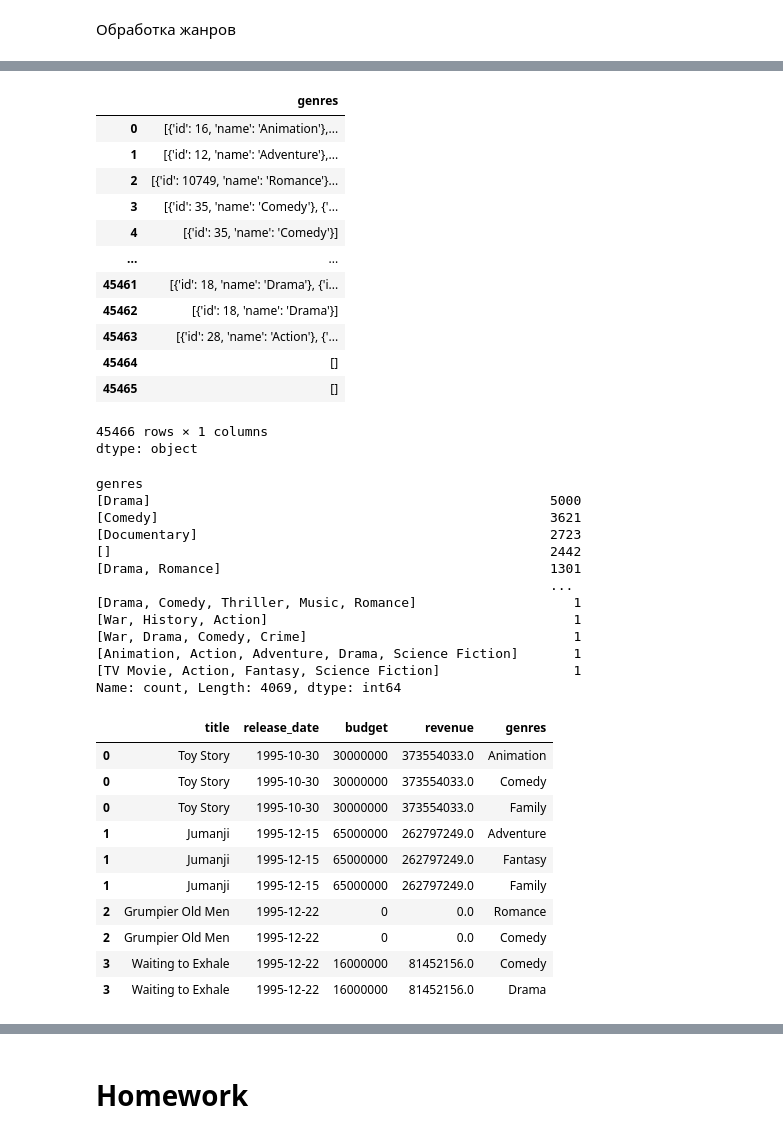
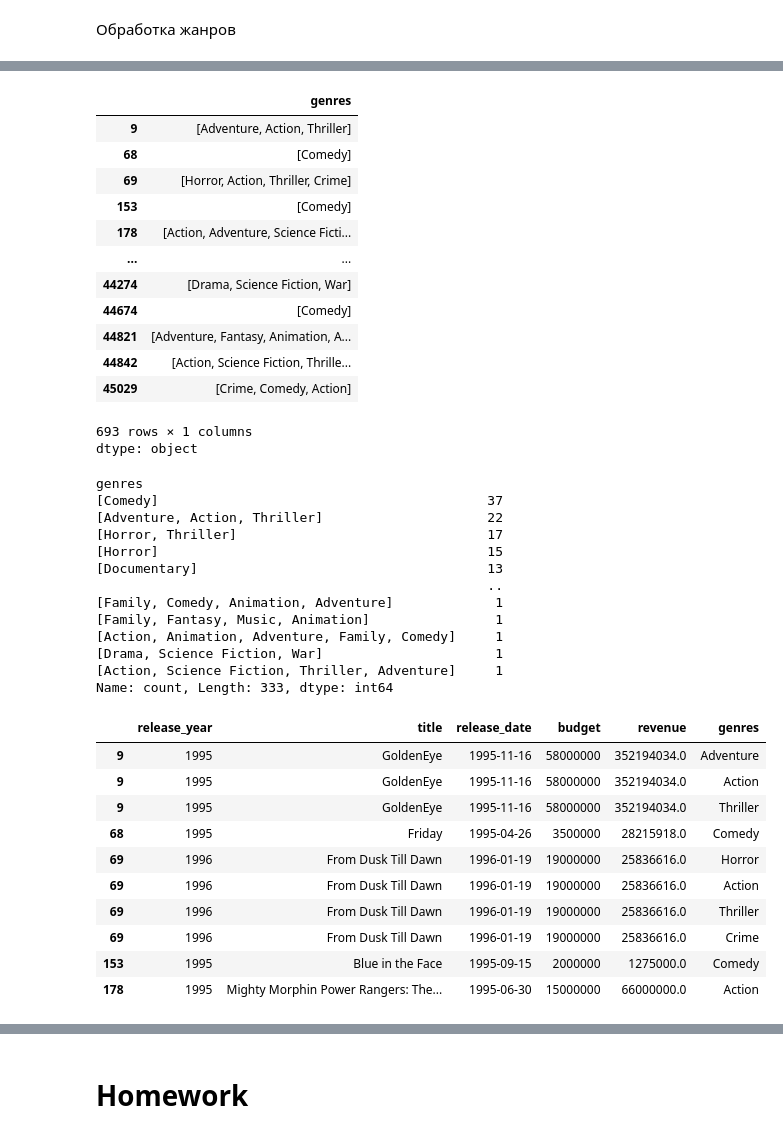
Before and after one commit to useroo5/MachineLearning, a Jupyter notebook: Аналізатор_фільмів.ipynb, the cells around one changed output, grey strips where cells are left out. Saved outputs shown, nothing was run; the diff lists cells and outputs as text; code cells hidden in the pictures.

```diff
--- a/Аналізатор_фільмів.ipynb
+++ b/Аналізатор_фільмів.ipynb
@@ -73,6 +73,7 @@ movies_df.isnull().sum()
 dtype: int64
 # %%
 movies_df.dropna(inplace=True)
+df.dropna(inplace=True)
 movies_df.info()
 # %% [output]
 <class 'pandas.core.frame.DataFrame'>
@@ -97,6 +98,8 @@ memory usage: 135.4+ KB
 # df[' column_name'].fillna(df['column_name'].mean(), inplace = True)
 
 movies_df['homepage'].fillna("without link", inplace = True)
+df['homepage'].fillna("without link", inplace = True)
+
 # movies_df.fillna({movies_df['homepage']:"without link"}, inplace = True)
 # %% [output]
 The behavior will change in pandas 3.0. This inplace method will never work because the intermediate object on which we are setting values always behaves as a copy.
@@ -136,7 +145,7 @@ movies_df.head()
 | 178 | False | {'id': 286162, 'name': 'Power Ran... | 15000000 | [{'id': 28, 'name': 'Action'}, {'... | http://www.powerrangers.com/ | 9070 | tt0113820 | en | ... |
 5 rows × 24 columns
 # %%
-movies_df['release_year'] = pd.to_datetime(movies_df['release_date']).dt.year
+df['release_year'] = pd.to_datetime(df['release_date']).dt.year
 # %%
 movies_df.head()
 # %% [output]
@@ -254,16 +253,16 @@ def extract_genres(genres_str):
 df['genres']
 # %% [output]
 |  | genres |
-| 0 | [{'id': 16, 'name': 'Animation'},... |
-| 1 | [{'id': 12, 'name': 'Adventure'},... |
-| 2 | [{'id': 10749, 'name': 'Romance'}... |
-| 3 | [{'id': 35, 'name': 'Comedy'}, {'... |
-| 4 | [{'id': 35, 'name': 'Comedy'}] |
+| 9 | [Adventure, Action, Thriller] |
+| 68 | [Comedy] |
+| 69 | [Horror, Action, Thriller, Crime] |
+| 153 | [Comedy] |
+| 178 | [Action, Adventure, Science Ficti... |
 | ... | ... |
-| 45461 | [{'id': 18, 'name': 'Drama'}, {'i... |
-| 45462 | [{'id': 18, 'name': 'Drama'}] |
-| 45463 | [{'id': 28, 'name': 'Action'}, {'... |
-| 45464 | [] |
-| 45465 | [] |
+| 44274 | [Drama, Science Fiction, War] |
+| 44674 | [Comedy] |
+| 44821 | [Adventure, Fantasy, Animation, A... |
+| 44842 | [Action, Science Fiction, Thrille... |
+| 45029 | [Crime, Comedy, Action] |
-45466 rows × 1 columns
+693 rows × 1 columns
 dtype: object
@@ -277,33 +271,33 @@ genre_counts = df['genres'].value_counts()
 print(genre_counts)
 # %% [output]
 genres
-[Drama]                                                   5000
-[Comedy]                                                  3621
-[Documentary]                                             2723
-[]                                                        2442
-[Drama, Romance]                                          1301
-                                                          ...
-[Drama, Comedy, Thriller, Music, Romance]                    1
-[War, History, Action]                                       1
-[War, Drama, Comedy, Crime]                                  1
-[Animation, Action, Adventure, Drama, Science Fiction]       1
-[TV Movie, Action, Fantasy, Science Fiction]                 1
-Name: count, Length: 4069, dtype: int64
+[Comedy]                                          37
+[Adventure, Action, Thriller]                     22
+[Horror, Thriller]                                17
+[Horror]                                          15
+[Documentary]                                     13
+                                                  ..
+[Family, Comedy, Animation, Adventure]             1
+[Family, Fantasy, Music, Animation]                1
+[Action, Animation, Adventure, Family, Comedy]     1
+[Drama, Science Fiction, War]                      1
+[Action, Science Fiction, Thriller, Adventure]     1
+Name: count, Length: 333, dtype: int64
 # %%
-genres_exploded = df[['title', 'release_date', 'budget', 'revenue', 'genres']].explode('genres')
+genres_exploded = df[['release_year','title', 'release_date', 'budget', 'revenue', 'genres']].explode('genres')
 genres_exploded.head(10)
 # %% [output]
-|  | title | release_date | budget | revenue | genres |
-| 0 | Toy Story | 1995-10-30 | 30000000 | 373554033.0 | Animation |
-| 0 | Toy Story | 1995-10-30 | 30000000 | 373554033.0 | Comedy |
-| 0 | Toy Story | 1995-10-30 | 30000000 | 373554033.0 | Family |
-| 1 | Jumanji | 1995-12-15 | 65000000 | 262797249.0 | Adventure |
-| 1 | Jumanji | 1995-12-15 | 65000000 | 262797249.0 | Fantasy |
-| 1 | Jumanji | 1995-12-15 | 65000000 | 262797249.0 | Family |
-| 2 | Grumpier Old Men | 1995-12-22 | 0 | 0.0 | Romance |
-| 2 | Grumpier Old Men | 1995-12-22 | 0 | 0.0 | Comedy |
-| 3 | Waiting to Exhale | 1995-12-22 | 16000000 | 81452156.0 | Comedy |
-| 3 | Waiting to Exhale | 1995-12-22 | 16000000 | 81452156.0 | Drama |
+|  | release_year | title | release_date | budget | revenue | genres |
+| 9 | 1995 | GoldenEye | 1995-11-16 | 58000000 | 352194034.0 | Adventure |
+| 9 | 1995 | GoldenEye | 1995-11-16 | 58000000 | 352194034.0 | Action |
+| 9 | 1995 | GoldenEye | 1995-11-16 | 58000000 | 352194034.0 | Thriller |
+| 68 | 1995 | Friday | 1995-04-26 | 3500000 | 28215918.0 | Comedy |
+| 69 | 1996 | From Dusk Till Dawn | 1996-01-19 | 19000000 | 25836616.0 | Horror |
+| 69 | 1996 | From Dusk Till Dawn | 1996-01-19 | 19000000 | 25836616.0 | Action |
+| 69 | 1996 | From Dusk Till Dawn | 1996-01-19 | 19000000 | 25836616.0 | Thriller |
+| 69 | 1996 | From Dusk Till Dawn | 1996-01-19 | 19000000 | 25836616.0 | Crime |
+| 153 | 1995 | Blue in the Face | 1995-09-15 | 2000000 | 1275000.0 | Comedy |
+| 178 | 1995 | Mighty Morphin Power Rangers: The... | 1995-06-30 | 15000000 | 66000000.0 | Action |
 # %%
 genre_count = genres_exploded['genres'].value_counts()
 # %%
```
Also changed, not shown: parts of 12 cells of this notebook.
